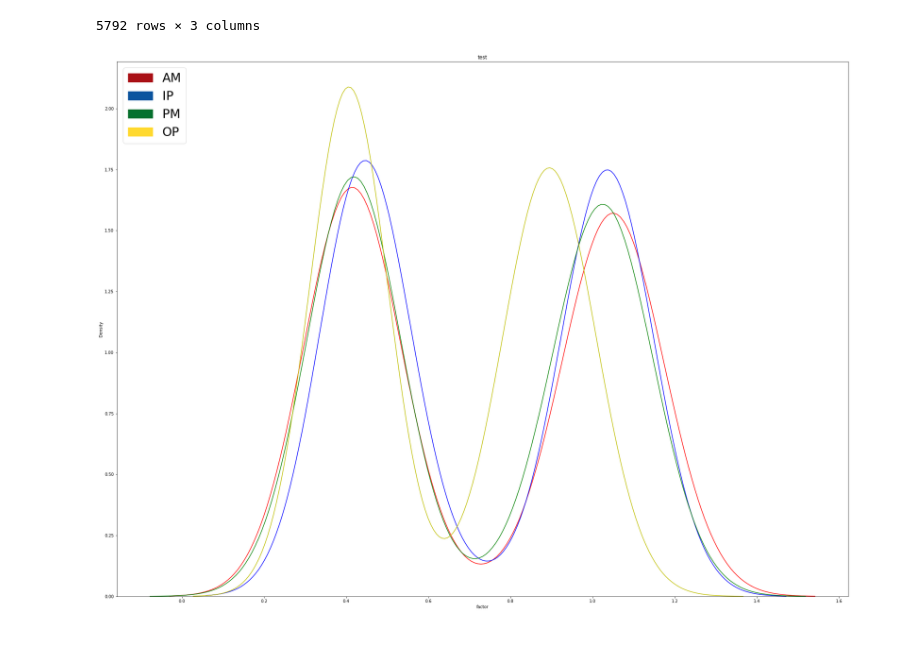
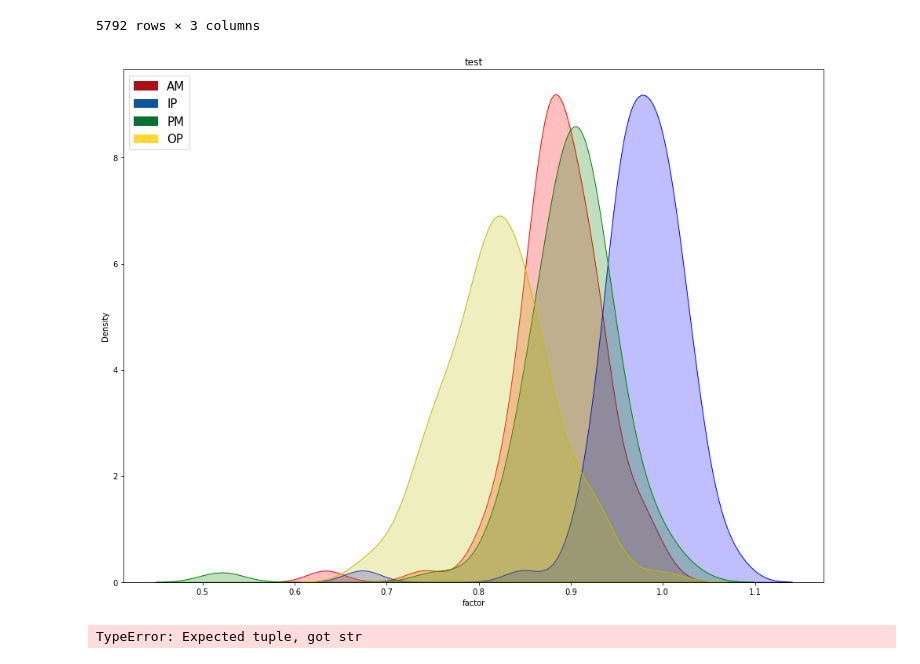
Before and after one commit to Transport-for-the-North/NorMITs-Demand, a Jupyter notebook: run_helper_scripts/data explore.ipynb, the cells around one changed output. Saved outputs shown, nothing was run; the diff lists cells and outputs as text; code cells hidden in the pictures.

```diff
--- a/run_helper_scripts/data explore.ipynb
+++ b/run_helper_scripts/data explore.ipynb
@@ -98,22 +98,22 @@ LAD_p
 # %%
 import matplotlib.patches as mpatches
 
 cmaps = {'r':'Reds', 'b':'Blues', 'g':'Greens', 'y':'Set2'}
 times = ['AM','IP','PM','OP']
 
-fig = plt.figure(figsize=(32,24))
+fig = plt.figure(figsize=(16,12))
 ax=fig.add_subplot(1, 1, 1)
 label_patches=[]
 for i,j in zip(cmaps.keys(),times):
-    data = county_p.loc[:,j,:,'Weekday']['factor']
+    data = county.loc[:,j,'Weekday']['factor']
     label = j
-    sns.kdeplot(data,color=i,ax=ax)
+    sns.kdeplot(data,color=i,ax=ax,fill=True)
     label_patch = mpatches.Patch(
         color=sns.color_palette(cmaps[i])[5],
         label=label)
     label_patches.append(label_patch)
 plt.title('test')
-plt.legend(handles=label_patches,loc='upper left',prop={'size':30})
-plt.savefig(r'C:\Projects\MidMITS\Python\outputs\county_2.png')
+plt.legend(handles=label_patches,loc='upper left',prop={'size':15})
+plt.savefig(r'C:\Projects\MidMITS\Python\outputs\county.png')
 # %% [output]
-[figure, old version]
+[figure, new version]
@@ -119,0 +124,4 @@ plt.savefig(r'C:\Projects\MidMITS\Python\outputs\county_2.png')
+# %%
+LAD.loc[:,'PM','Weekday'][LAD['factor']<0.7]
+# %% [output]
+TypeError: Expected tuple, got str
```
Also changed, not shown: parts of 2 cells of this notebook, 1 other file.
